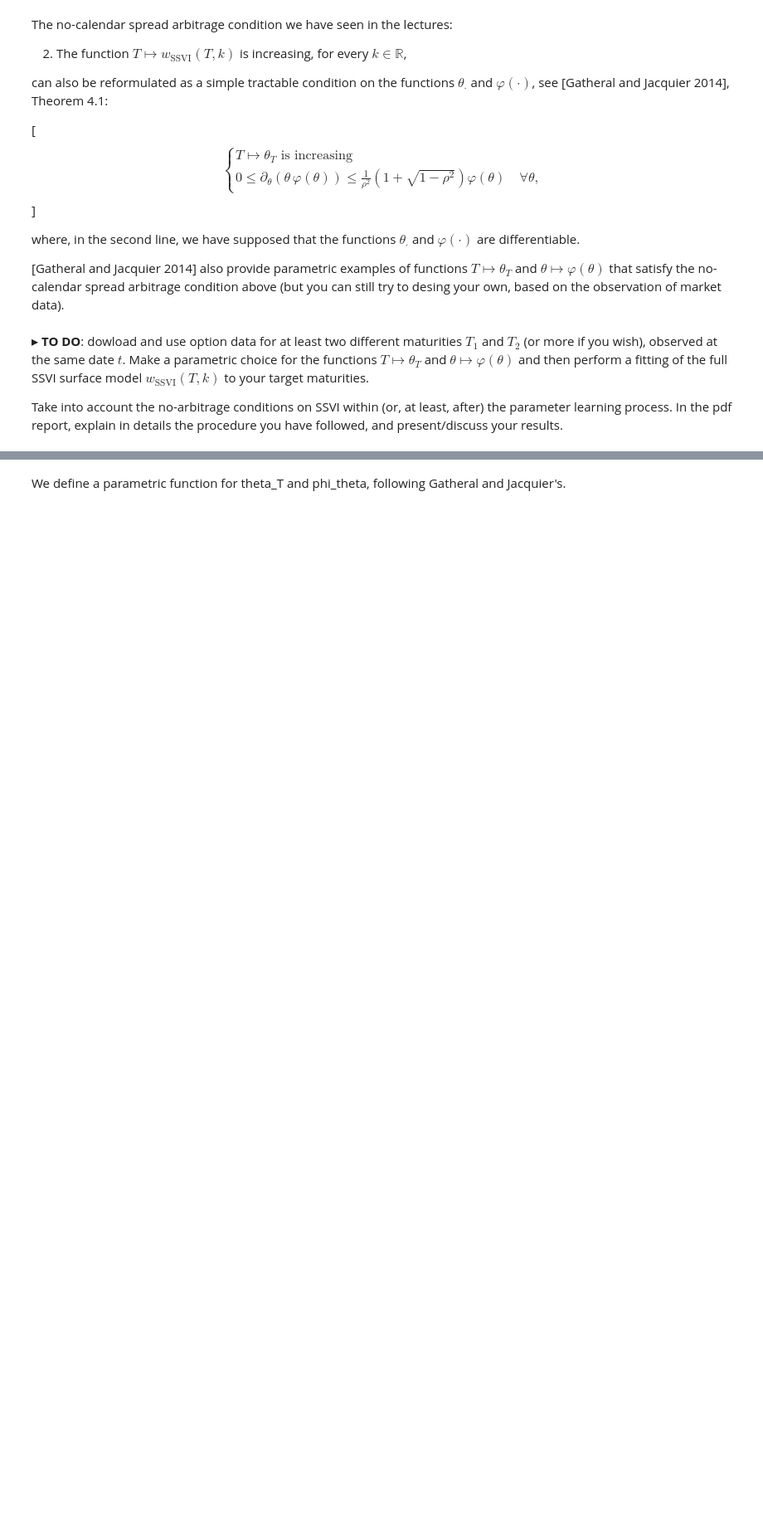
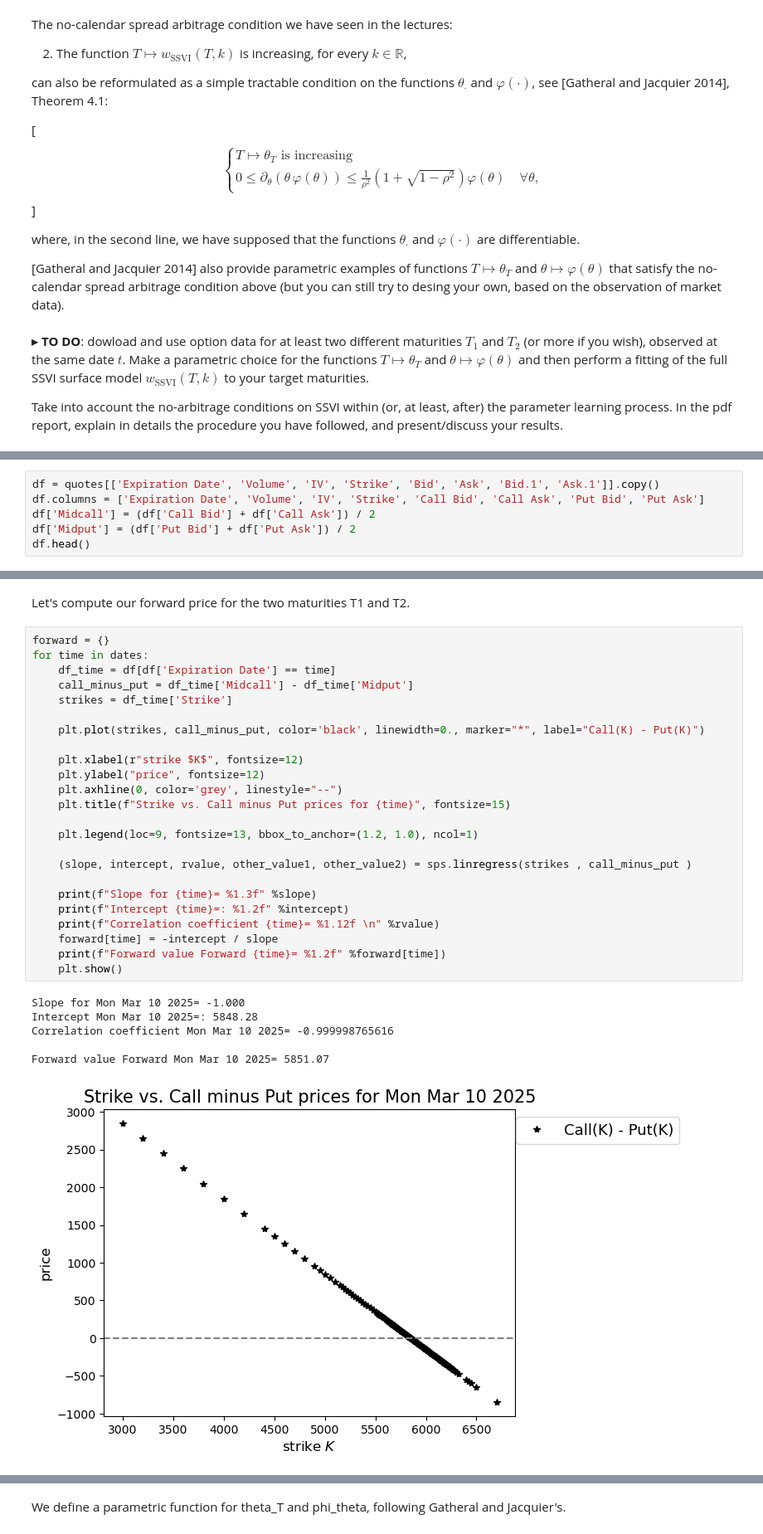
Before and after one commit to dianemans/Proj1_NPFD, a Jupyter notebook: S. De Marco/forward_clement.ipynb, the cells around one changed output, grey strips where cells are left out. Shown at 83% size. Saved outputs shown, nothing was run; the diff lists cells and outputs as text; blank space fills up the shorter version.

```diff
--- a/S. De Marco/forward_clement.ipynb
+++ b/S. De Marco/forward_clement.ipynb
@@ -801,0 +833,6 @@ Take into account the no-arbitrage conditions on SSVI within (or, at least, afte
+# %%
+df = quotes[['Expiration Date', 'Volume', 'IV', 'Strike', 'Bid', 'Ask', 'Bid.1', 'Ask.1']].copy()
+df.columns = ['Expiration Date', 'Volume', 'IV', 'Strike', 'Call Bid', 'Call Ask', 'Put Bid', 'Put Ask']
+df['Midcall'] = (df['Call Bid'] + df['Call Ask']) / 2
+df['Midput'] = (df['Put Bid'] + df['Put Ask']) / 2
+df.head()
@@ -801,0 +846,33 @@ Take into account the no-arbitrage conditions on SSVI within (or, at least, afte
+# %% [markdown]
+Let's compute our forward price for the two maturities T1 and T2.
+# %%
+forward = {}
+for time in dates:
+    df_time = df[df['Expiration Date'] == time]
+    call_minus_put = df_time['Midcall'] - df_time['Midput']
+    strikes = df_time['Strike']
+
+    plt.plot(strikes, call_minus_put, color='black', linewidth=0., marker="*", label="Call(K) - Put(K)")
+
+    plt.xlabel(r"strike $K$", fontsize=12)
+    plt.ylabel("price", fontsize=12)
+    plt.axhline(0, color='grey', linestyle="--")
+    plt.title(f"Strike vs. Call minus Put prices for {time}", fontsize=15)
+
+    plt.legend(loc=9, fontsize=13, bbox_to_anchor=(1.2, 1.0), ncol=1)
+
+    (slope, intercept, rvalue, other_value1, other_value2) = sps.linregress(strikes , call_minus_put )
+
+    print(f"Slope for {time}= %1.3f" %slope)
+    print(f"Intercept {time}=: %1.2f" %intercept)
+    print(f"Correlation coefficient {time}= %1.12f \n" %rvalue)
+    forward[time] = -intercept / slope
+    print(f"Forward value Forward {time}= %1.2f" %forward[time])
+    plt.show()
+# %% [output]
+Slope for Mon Mar 10 2025= -1.000
+Intercept Mon Mar 10 2025=: 5848.28
+Correlation coefficient Mon Mar 10 2025= -0.999998765616
+
+Forward value Forward Mon Mar 10 2025= 5851.07
+[figure, added]
```
Also changed, not shown: parts of 15 cells of this notebook.
